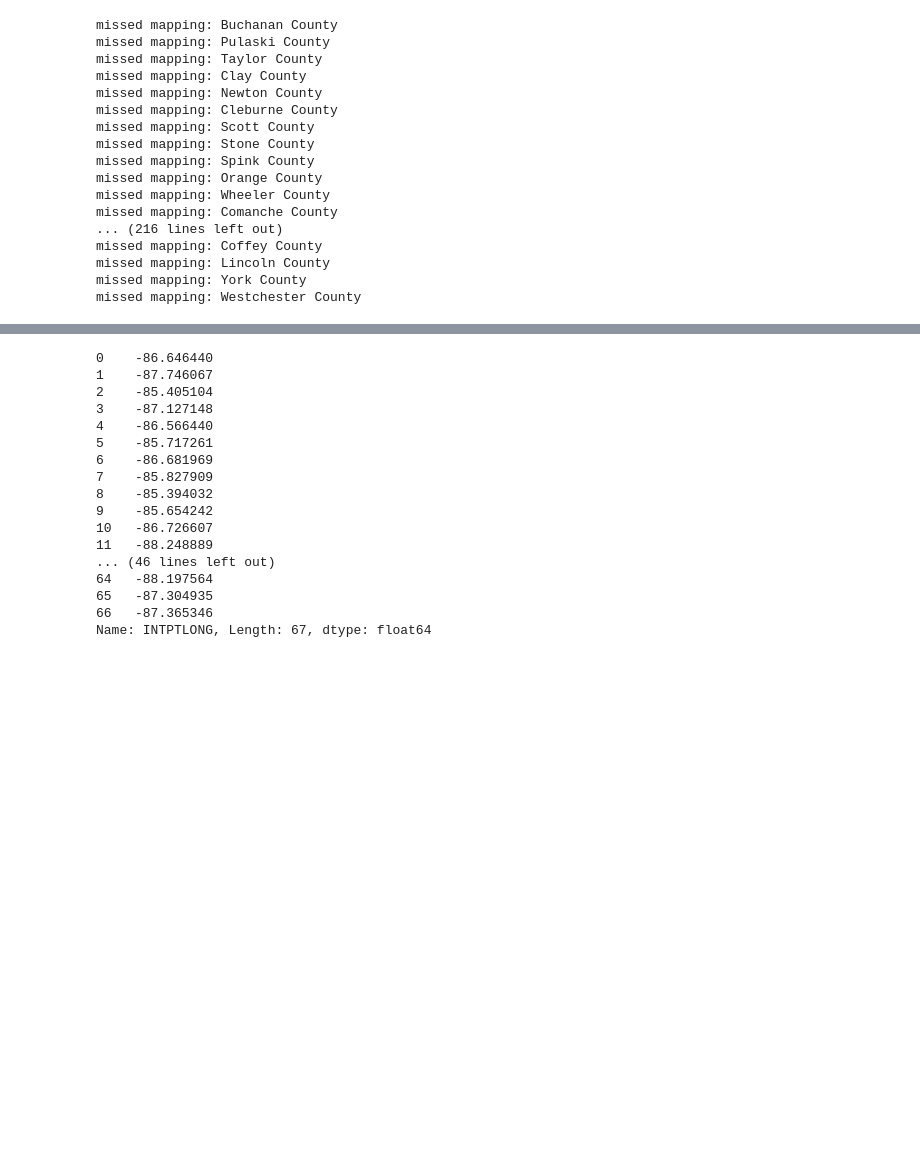
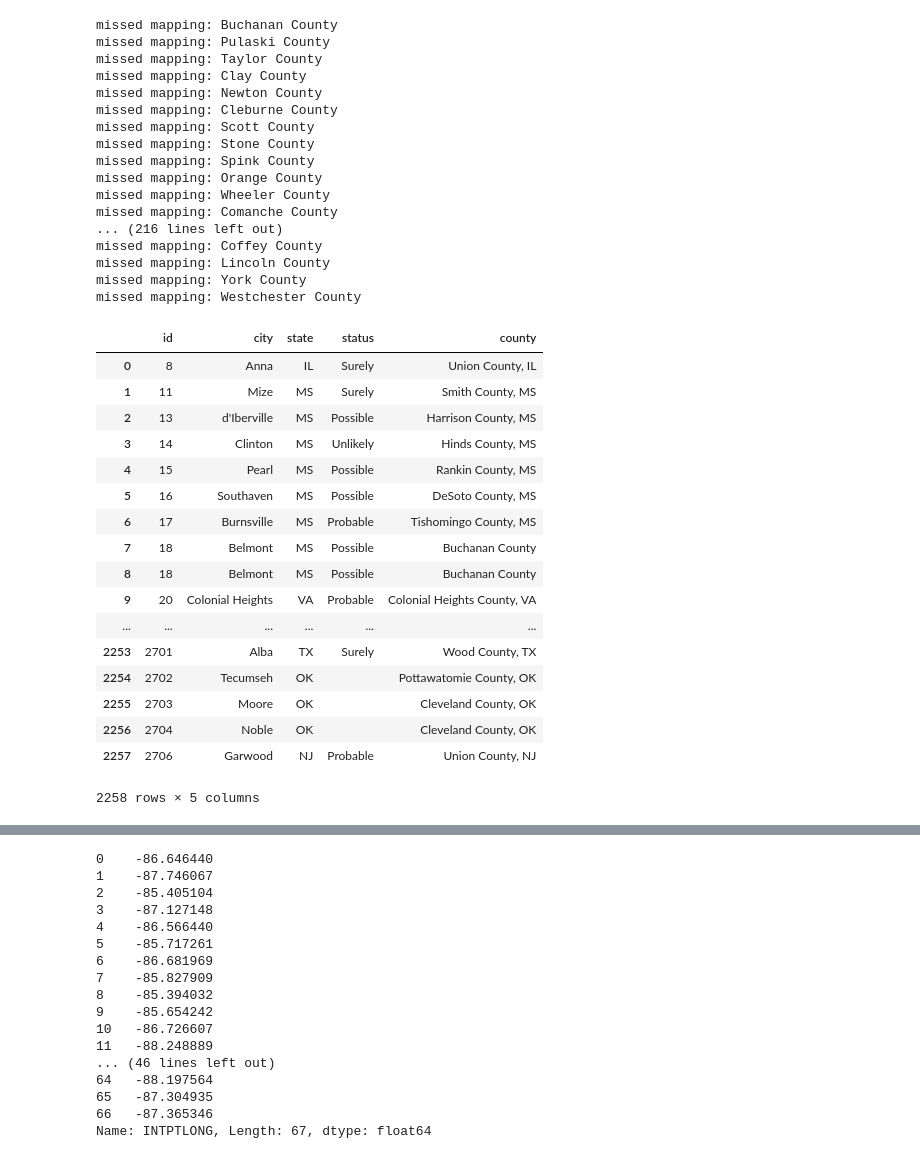
Before and after one commit to franklinyang/hds_fy_kh, a Jupyter notebook: notebooks/heatmap.ipynb, the cells around one changed output, grey strips where cells are left out. Drawn from its saved outputs; the diff is of its cells as text; code cells hidden in the pictures; blank space fills up the shorter version.

```diff
--- a/notebooks/heatmap.ipynb
+++ b/notebooks/heatmap.ipynb
@@ -127,6 +127,27 @@ missed mapping: Westchester County
 # %%
 sundown_with_counties_df = pd.DataFrame(sundown_data.values())
 sundown_with_counties_df.to_csv('../data/sundown_with_counties.csv')
+# %%
+sundown_with_counties_df
+# %% [output]
+|  | id | city | state | status | county |
+| 0 | 8 | Anna | IL | Surely | Union County, IL |
+| 1 | 11 | Mize | MS | Surely | Smith County, MS |
+| 2 | 13 | d'Iberville | MS | Possible | Harrison County, MS |
+| 3 | 14 | Clinton | MS | Unlikely | Hinds County, MS |
+| 4 | 15 | Pearl | MS | Possible | Rankin County, MS |
+| 5 | 16 | Southaven | MS | Possible | DeSoto County, MS |
+| 6 | 17 | Burnsville | MS | Probable | Tishomingo County, MS |
+| 7 | 18 | Belmont | MS | Possible | Buchanan County |
+| 8 | 18 | Belmont | MS | Possible | Buchanan County |
+| 9 | 20 | Colonial Heights | VA | Probable | Colonial Heights County, VA |
+| ... | ... | ... | ... | ... | ... |
+| 2253 | 2701 | Alba | TX | Surely | Wood County, TX |
+| 2254 | 2702 | Tecumseh | OK |  | Pottawatomie County, OK |
+| 2255 | 2703 | Moore | OK |  | Cleveland County, OK |
+| 2256 | 2704 | Noble | OK |  | Cleveland County, OK |
+| 2257 | 2706 | Garwood | NJ | Probable | Union County, NJ |
+2258 rows × 5 columns
 # %%
 # unique values of sundown towns
 sundown_with_counties_df['status'].unique()
```
Also changed, not shown: parts of 1 cell of this notebook, 24 other files.
